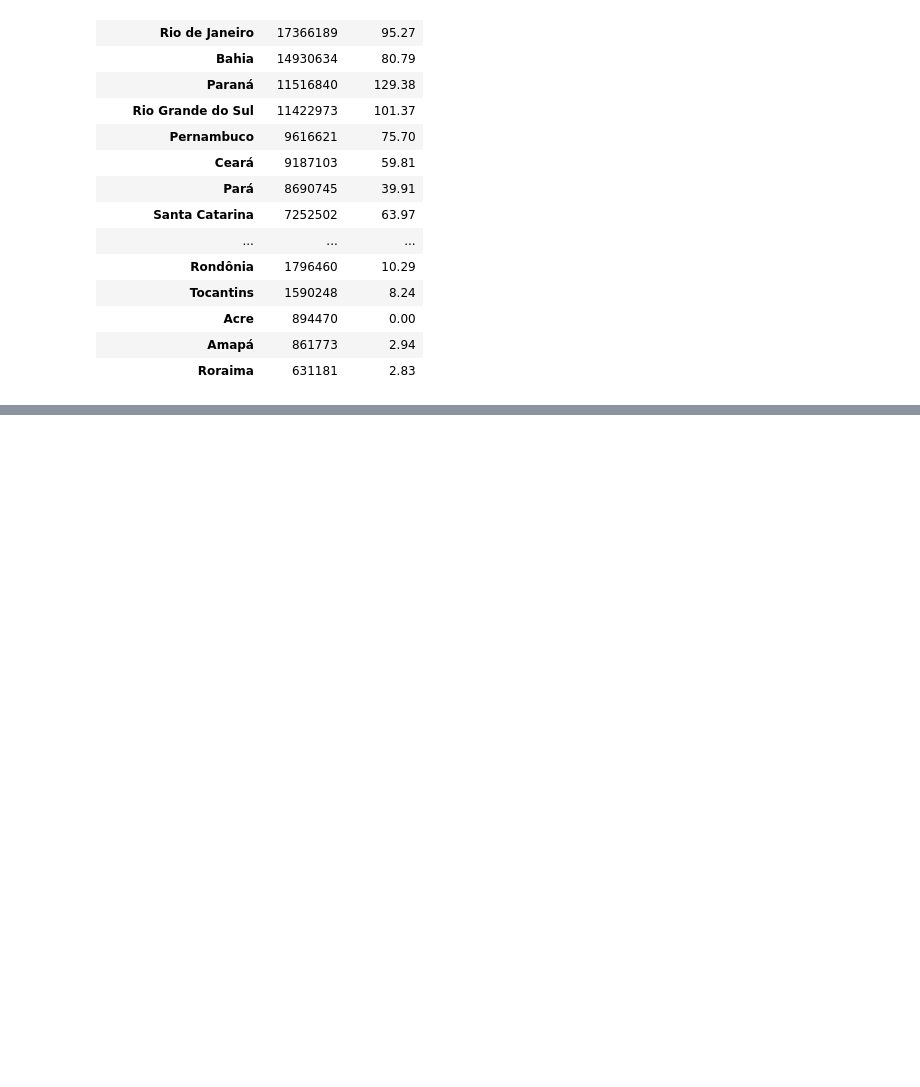
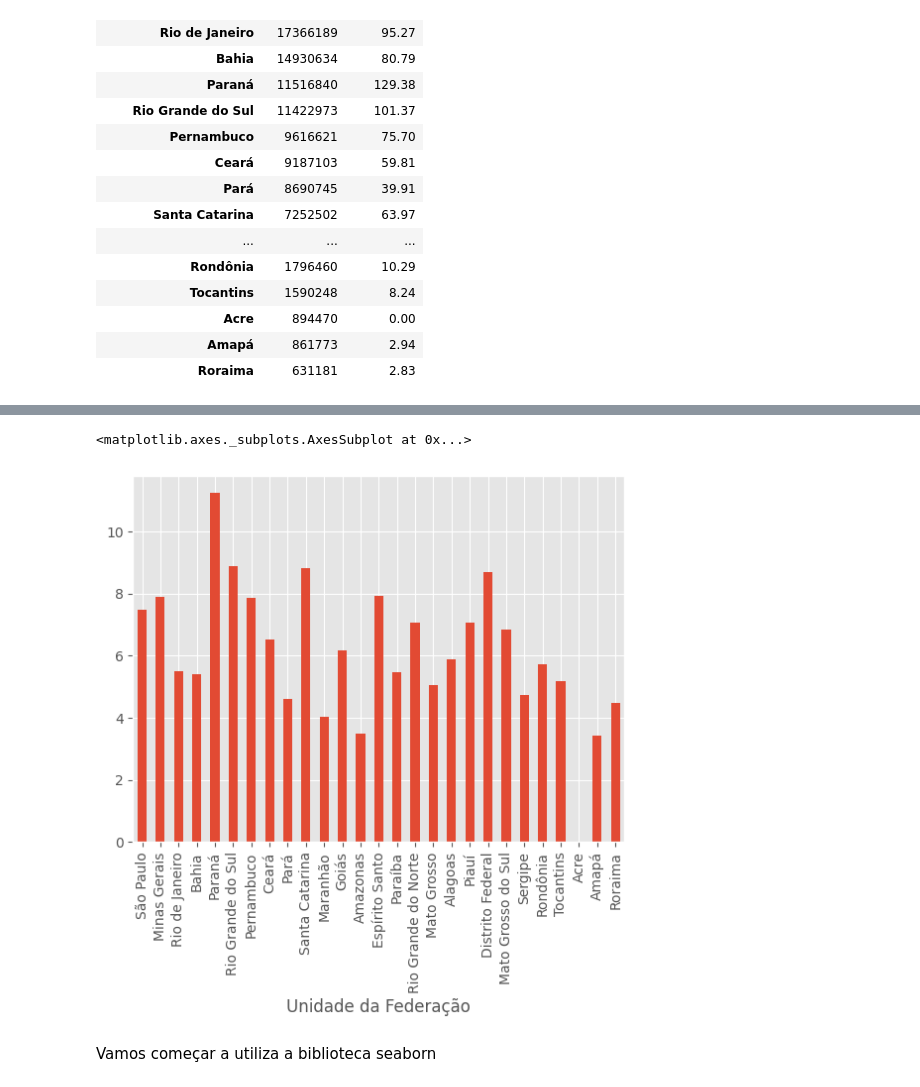
Before and after one commit to marcoantonioafernandes/bootcamp_data_science_aulas, a Jupyter notebook: Bootcamp_DS_Alura.ipynb, the cells around one changed output, grey strips where cells are left out. Drawn from its saved outputs; the diff is of its cells as text; code cells hidden in the pictures; blank space fills up the shorter version.

```diff
--- a/Bootcamp_DS_Alura.ipynb
+++ b/Bootcamp_DS_Alura.ipynb
@@ -966,0 +990,3 @@ population_data.join(data_last_month)
+# %%
+population_spending_data["gasto_por_habitante"] = population_spending_data["gastos"] / population_spending_data["Populacao"]
+population_spending_data.head()
@@ -966,0 +1001,7 @@ population_data.join(data_last_month)
+# %%
+population_spending_data["gasto_por_habitante"].plot(kind="bar")
+# %% [output]
+<matplotlib.axes._subplots.AxesSubplot at 0x...>
+[figure, added]
+# %% [markdown]
+Vamos começar a utiliza a biblioteca seaborn
```
Also changed, not shown: parts of 36 cells of this notebook.
